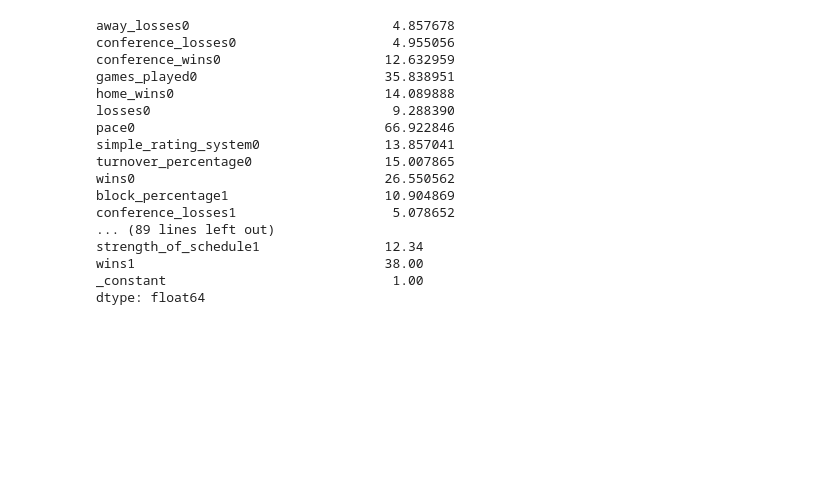
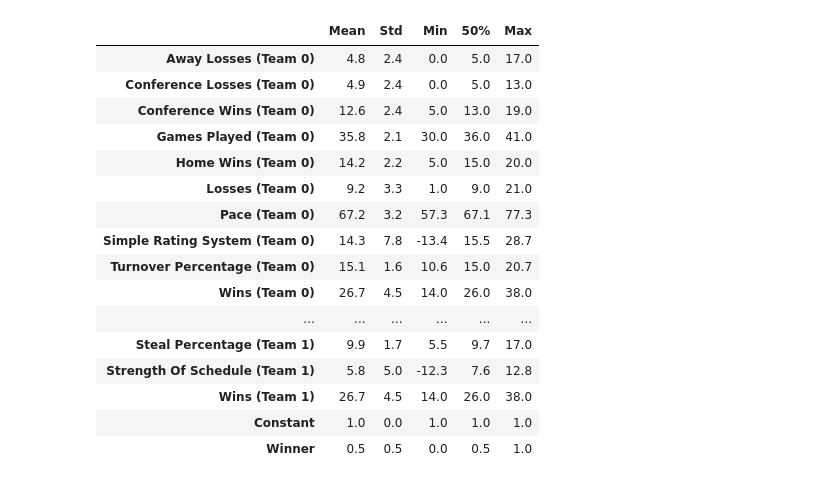
Before and after one commit to jhawgs/StochasticBaskets, a Jupyter notebook: prob_model_desc.ipynb, the cells around one changed output. Saved outputs shown, nothing was run; the diff lists cells and outputs as text; code cells hidden in the pictures; blank space fills up the shorter version.

```diff
--- a/prob_model_desc.ipynb
+++ b/prob_model_desc.ipynb
@@ -54,24 +72,21 @@ plt.show()
-# %%
-print(data[keys].mean())
-print(data[keys].std())
-print(data[keys].median())
-print(data[keys].min())
-print(data[keys].max())
-# %% [output]
-away_losses0                          4.857678
-conference_losses0                    4.955056
-conference_wins0                     12.632959
-games_played0                        35.838951
-home_wins0                           14.089888
-losses0                               9.288390
-pace0                                66.922846
-simple_rating_system0                13.857041
-turnover_percentage0                 15.007865
-wins0                                26.550562
-block_percentage1                    10.904869
-conference_losses1                    5.078652
-... (89 lines left out)
-strength_of_schedule1                12.34
-wins1                                38.00
-_constant                             1.00
-dtype: float64
+# %%
+desc = _data[keys + ["favwin01"]].rename({"favwin01": "winner"}, axis=1).describe().loc[["mean", "std", "min", "50%", "max"]].T
+HTML(desc.style.format(precision=1).format_index(str.title, axis=1).format_index(lambda x: x.replace("_", " ").replace("0", " (team 0)").replace("1", " (team 1)").title()).to_html())
+# %% [output]
+|  | Mean | Std | Min | 50% | Max |
+| Away Losses (Team 0) | 4.8 | 2.4 | 0.0 | 5.0 | 17.0 |
+| Conference Losses (Team 0) | 4.9 | 2.4 | 0.0 | 5.0 | 13.0 |
+| Conference Wins (Team 0) | 12.6 | 2.4 | 5.0 | 13.0 | 19.0 |
+| Games Played (Team 0) | 35.8 | 2.1 | 30.0 | 36.0 | 41.0 |
+| Home Wins (Team 0) | 14.2 | 2.2 | 5.0 | 15.0 | 20.0 |
+| Losses (Team 0) | 9.2 | 3.3 | 1.0 | 9.0 | 21.0 |
+| Pace (Team 0) | 67.2 | 3.2 | 57.3 | 67.1 | 77.3 |
+| Simple Rating System (Team 0) | 14.3 | 7.8 | -13.4 | 15.5 | 28.7 |
+| Turnover Percentage (Team 0) | 15.1 | 1.6 | 10.6 | 15.0 | 20.7 |
+| Wins (Team 0) | 26.7 | 4.5 | 14.0 | 26.0 | 38.0 |
+| ... | ... | ... | ... | ... | ... |
+| Steal Percentage (Team 1) | 9.9 | 1.7 | 5.5 | 9.7 | 17.0 |
+| Strength Of Schedule (Team 1) | 5.8 | 5.0 | -12.3 | 7.6 | 12.8 |
+| Wins (Team 1) | 26.7 | 4.5 | 14.0 | 26.0 | 38.0 |
+| Constant | 1.0 | 0.0 | 1.0 | 1.0 | 1.0 |
+| Winner | 0.5 | 0.5 | 0.0 | 0.5 | 1.0 |
```
Also changed, not shown: parts of 6 cells of this notebook.
